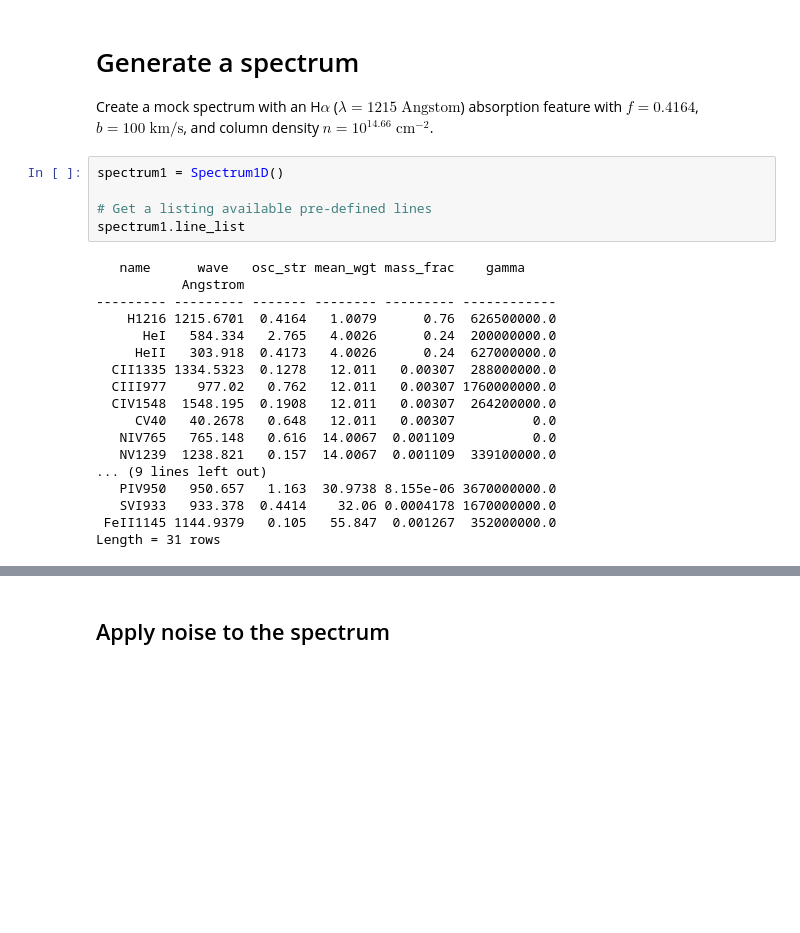
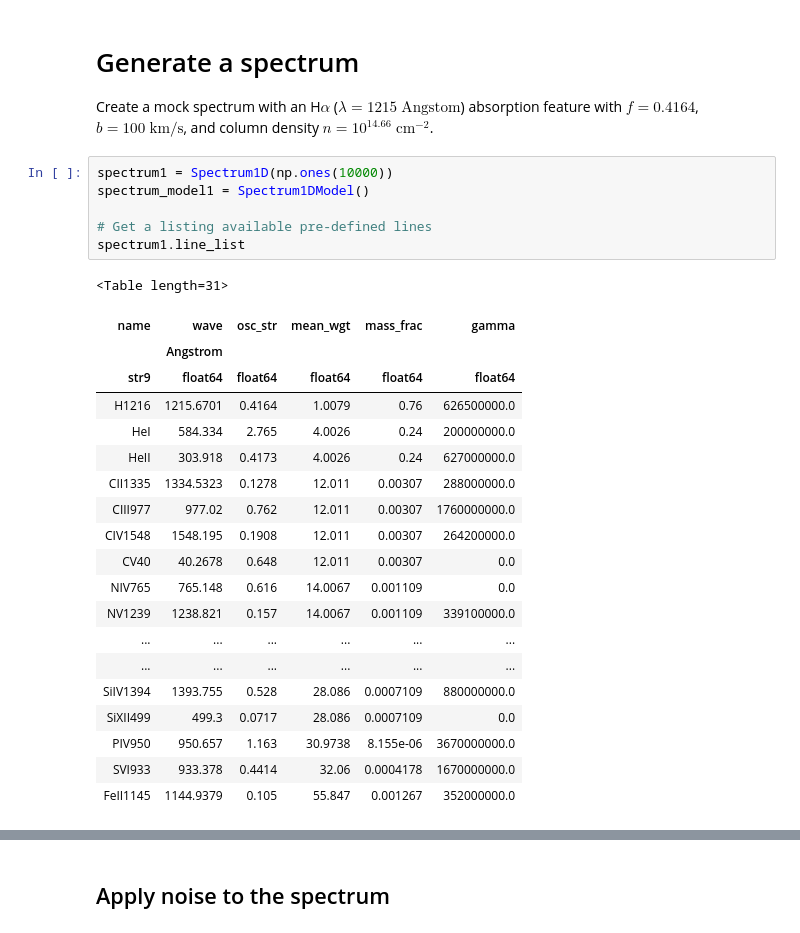
Before and after one commit to MISTY-pipeline/spectacle, a Jupyter notebook: notebooks/Introduction.ipynb, the cells around one changed output, grey strips where cells are left out. Cells and saved outputs as stored; diff of their text form; blank space fills up the shorter version.

```diff
--- a/notebooks/Introduction.ipynb
+++ b/notebooks/Introduction.ipynb
@@ -10,28 +10,32 @@ import numpy as np
 # Generate a spectrum
 Create a mock spectrum with an H$\alpha$ ($\lambda = 1215\;\mathrm{Angstom}$) absorption feature with $f = 0.4164$, $b = 100\; \mathrm{km/s}$, and column density $n = 10^{14.66}\;\mathrm{cm^{-2}}$.
 # %%
-spectrum1 = Spectrum1D()
+spectrum1 = Spectrum1D(np.ones(10000))
+spectrum_model1 = Spectrum1DModel()
 
 # Get a listing available pre-defined lines
 spectrum1.line_list
 # %% [output]
-   name      wave   osc_str mean_wgt mass_frac    gamma
-           Angstrom
---------- --------- ------- -------- --------- ------------
-    H1216 1215.6701  0.4164   1.0079      0.76  626500000.0
-      HeI   584.334   2.765   4.0026      0.24  200000000.0
-     HeII   303.918  0.4173   4.0026      0.24  627000000.0
-  CII1335 1334.5323  0.1278   12.011   0.00307  288000000.0
-  CIII977    977.02   0.762   12.011   0.00307 1760000000.0
-  CIV1548  1548.195  0.1908   12.011   0.00307  264200000.0
-     CV40   40.2678   0.648   12.011   0.00307          0.0
-   NIV765   765.148   0.616  14.0067  0.001109          0.0
-   NV1239  1238.821   0.157  14.0067  0.001109  339100000.0
-... (9 lines left out)
-   PIV950   950.657   1.163  30.9738 8.155e-06 3670000000.0
-   SVI933   933.378  0.4414    32.06 0.0004178 1670000000.0
- FeII1145 1144.9379   0.105   55.847  0.001267  352000000.0
-Length = 31 rows
+<Table length=31>
+| name | wave | osc_str | mean_wgt | mass_frac | gamma |
+|  | Angstrom |  |  |  |  |
+| str9 | float64 | float64 | float64 | float64 | float64 |
+| H1216 | 1215.6701 | 0.4164 | 1.0079 | 0.76 | 626500000.0 |
+| HeI | 584.334 | 2.765 | 4.0026 | 0.24 | 200000000.0 |
+| HeII | 303.918 | 0.4173 | 4.0026 | 0.24 | 627000000.0 |
+| CII1335 | 1334.5323 | 0.1278 | 12.011 | 0.00307 | 288000000.0 |
+| CIII977 | 977.02 | 0.762 | 12.011 | 0.00307 | 1760000000.0 |
+| CIV1548 | 1548.195 | 0.1908 | 12.011 | 0.00307 | 264200000.0 |
+| CV40 | 40.2678 | 0.648 | 12.011 | 0.00307 | 0.0 |
+| NIV765 | 765.148 | 0.616 | 14.0067 | 0.001109 | 0.0 |
+| NV1239 | 1238.821 | 0.157 | 14.0067 | 0.001109 | 339100000.0 |
+| ... | ... | ... | ... | ... | ... |
+| ... | ... | ... | ... | ... | ... |
+| SiIV1394 | 1393.755 | 0.528 | 28.086 | 0.0007109 | 880000000.0 |
+| SiXII499 | 499.3 | 0.0717 | 28.086 | 0.0007109 | 0.0 |
+| PIV950 | 950.657 | 1.163 | 30.9738 | 8.155e-06 | 3670000000.0 |
+| SVI933 | 933.378 | 0.4414 | 32.06 | 0.0004178 | 1670000000.0 |
+| FeII1145 | 1144.9379 | 0.105 | 55.847 | 0.001267 | 352000000.0 |
 # %%
 f, (ax) = plt.subplots()
 
```
Also changed, not shown: parts of 5 cells of this notebook, 8 other files.
